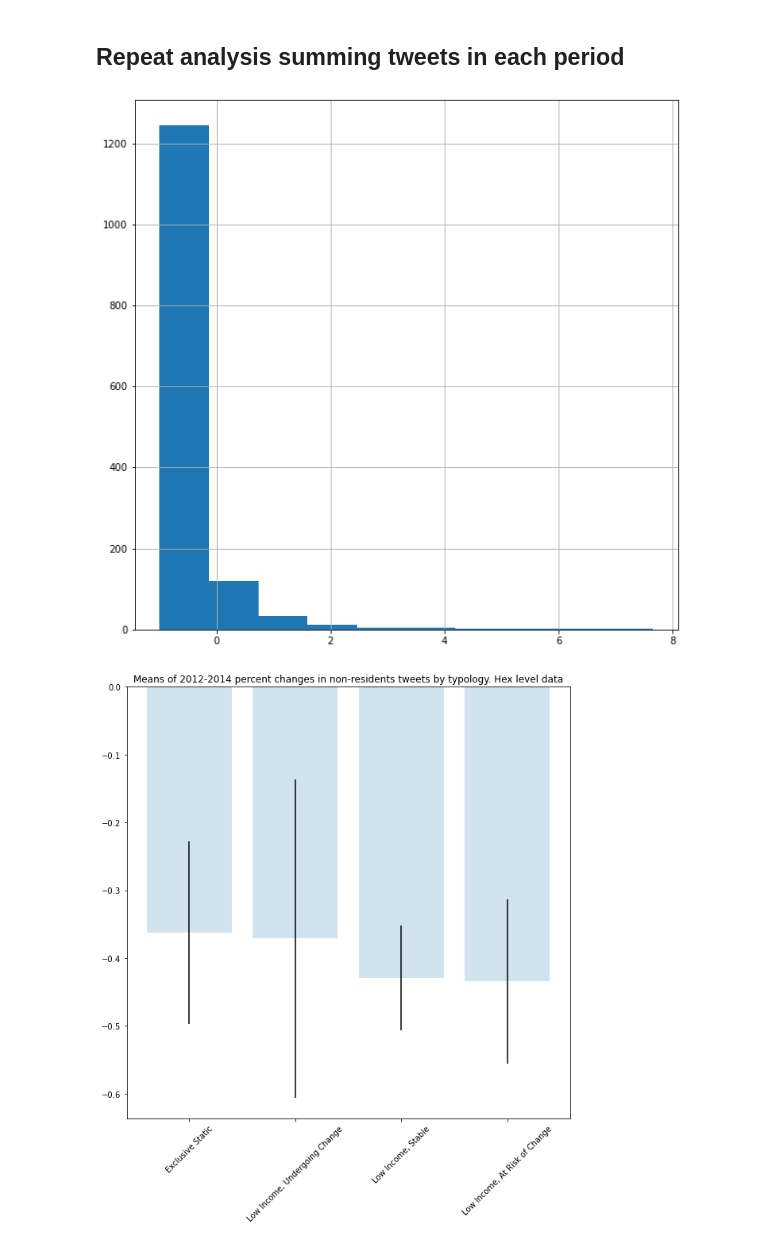
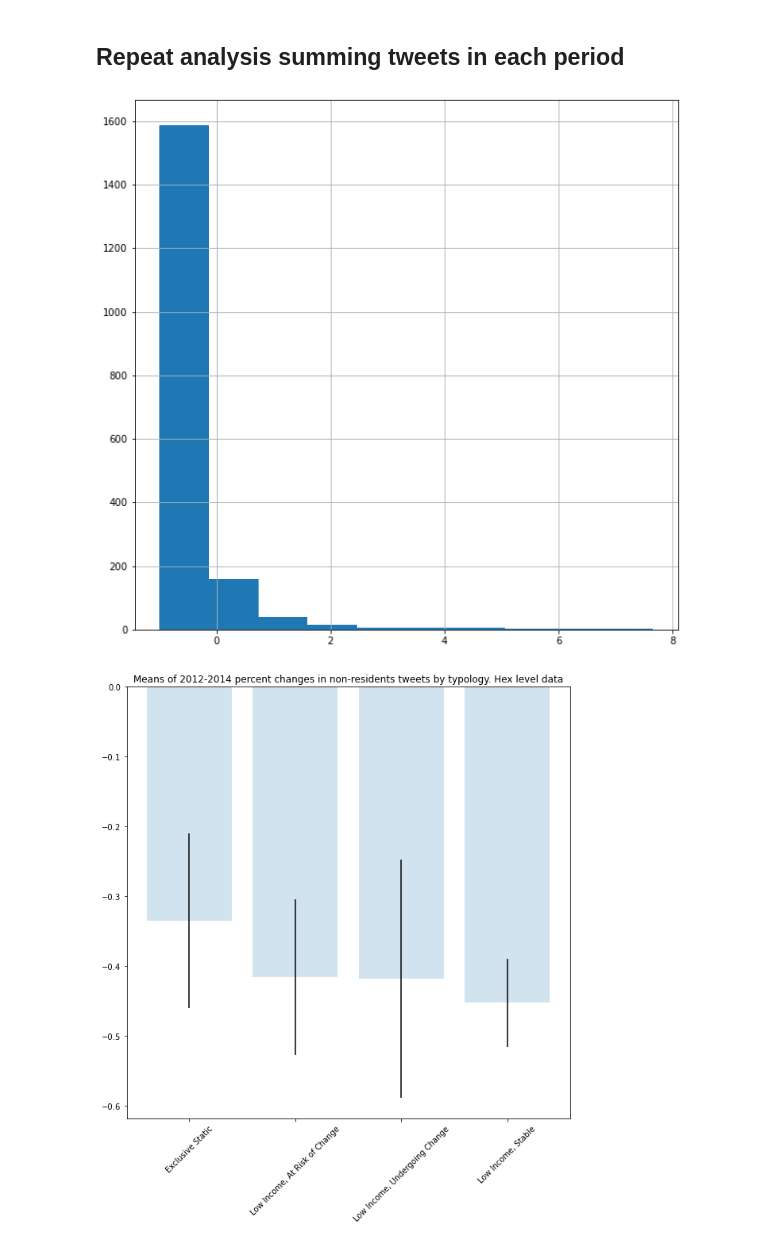
Before and after one commit to rpasquini/twitter_and_displacement, a Jupyter notebook: notebooks/Revised Analysis Example Counts by Typologies - Hong Kong.ipynb, the cells around one changed output. Drawn from its saved outputs; the diff is of its cells as text; code cells hidden in the pictures.

```diff
--- a/notebooks/Revised Analysis Example Counts by Typologies - Hong Kong.ipynb
+++ b/notebooks/Revised Analysis Example Counts by Typologies - Hong Kong.ipynb
@@ -417,7 +417,8 @@ def barchart(tweets_tracts, metric, title):
     tweets_tracts['nonresidents_ch']=tweets_tracts['nonresidents_ch'].clip(upper=6)
 
     #tweets_tracts['nonresidents_ch'].hist()
-    typo_stats=tweets_tracts[['nonresidents_dif','nonresidents_ch', 'nonresidents_p0', 'standardized_types']].groupby('standardized_types').agg(['mean','count','sem','std'])
+    typo_stats=tweets_tracts[['nonresidents_dif','nonresidents_ch', 'nonresidents_p0', 'standardized_types']
+                            ].groupby('standardized_types').agg(['mean','count','sem','std'])
 
     typo_stats=typo_stats.reset_index()
 
@@ -428,7 +429,11 @@ def barchart(tweets_tracts, metric, title):
     typo_stats=typo_stats.sort_values(by=(metric,'mean'), ascending=False)
 
     fig, ax = plt.subplots()
-    ax.bar(typo_stats['standardized_types'], typo_stats[metric,'mean'], yerr=1.96*typo_stats[metric,'sem'], alpha=0.2)
+
+    ax.bar(typo_stats['standardized_types'],
+           typo_stats[metric,'mean'],
+           yerr=1.96*typo_stats[metric,'sem'], alpha=0.2)
+
     plt.title(title)
     plt.xticks(rotation=45)
     plt.show()
@@ -505,24 +510,24 @@ tweets_tracts.plot()
 # %%
 gdfchangesb=a.percent_change_two_periods_df(df, datebeforeandafterperiod=datetime.datetime(2014,9,30), period_statistic="sum")
 
 #1 Get centroids
 gdfchanges_pointsb=myh3.df_with_hexid_to_centroids_gdf(gdfchangesb, hexcolname='_id')
 
 # 3 Spatial Join between centroids and census track shapes
 tweets_tractsb=gpd.sjoin(gdfchanges_pointsb, tracts, how="inner", op='intersects')
 
-tweets_tractsb= tweets_tractsb[tweets_tractsb['totalcounts_p0']>=100]
+tweets_tractsb= tweets_tractsb[tweets_tractsb['totalcounts_p0']>=50]
 
 typo_statsb=tweets_tractsb[['nonresidents_dif','nonresidents_ch',
                             'nonresidents_p0', 'standardized_types']
                           ].groupby('standardized_types').agg(['mean','count','sem'])
 
 typo_statsb.reset_index(inplace=True)
 
 tweets_tractsb.loc[tweets_tractsb.nonresidents_ch<8].nonresidents_ch.hist()
 
 barchart(tweets_tractsb, 'nonresidents_ch', title='Means of 2012-2014 percent changes in non-residents tweets by typology. Hex level data')
 # %% [output]
-[figure, old version]
+[figure, new version]
-[figure, old version]
+[figure, new version]
 # %% [markdown]
```
Also changed, not shown: parts of 12 cells of this notebook, 1 other file.
